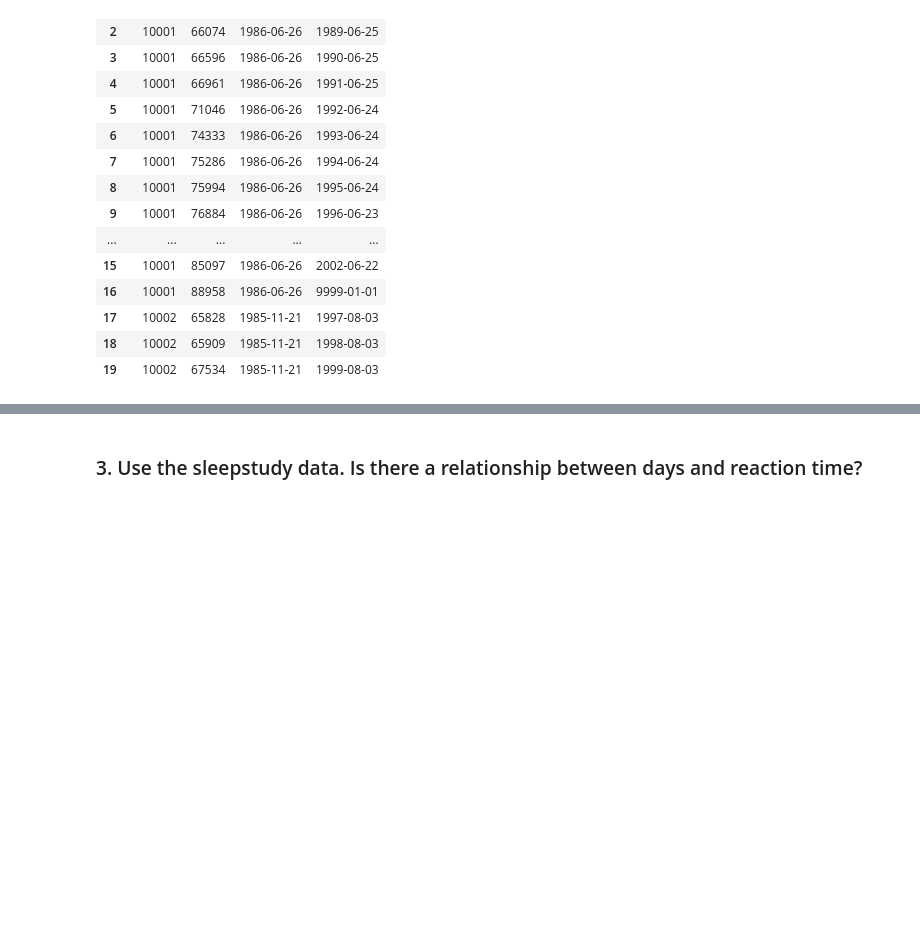
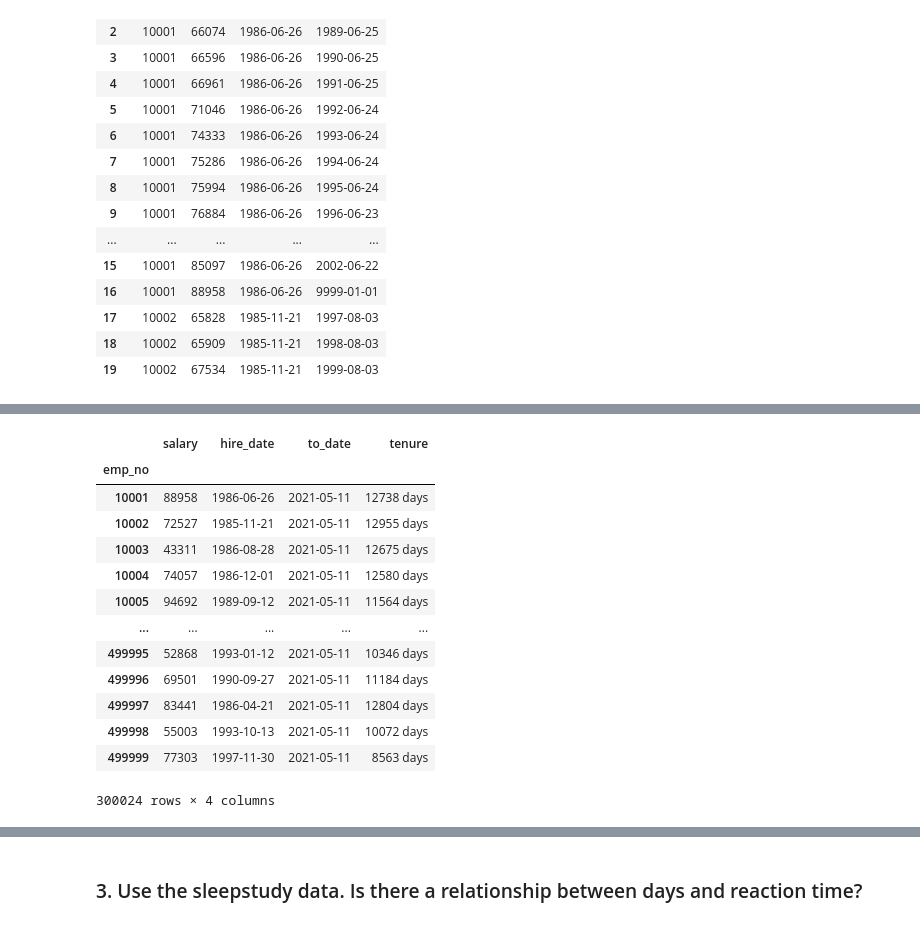
Before and after one commit to cindyvillanuevads/statistics-exercises, a Jupyter notebook: hypothesis_testing.ipynb, the cells around one changed output, grey strips where cells are left out. Cells and saved outputs as stored; diff of their text form; code cells hidden in the pictures; blank space fills up the shorter version.

```diff
--- a/hypothesis_testing.ipynb
+++ b/hypothesis_testing.ipynb
@@ -516,0 +698,18 @@ datetime.datetime.today()
+# %%
+# checking if we can get the current salary and the tenure per emp_no
+salaries_df.sort_values("to_date").groupby("emp_no").last()
+# %% [output]
+|  | salary | hire_date | to_date | tenure |
+| emp_no |  |  |  |  |
+| 10001 | 88958 | 1986-06-26 | 2021-05-11 | 12738 days |
+| 10002 | 72527 | 1985-11-21 | 2021-05-11 | 12955 days |
+| 10003 | 43311 | 1986-08-28 | 2021-05-11 | 12675 days |
+| 10004 | 74057 | 1986-12-01 | 2021-05-11 | 12580 days |
+| 10005 | 94692 | 1989-09-12 | 2021-05-11 | 11564 days |
+| ... | ... | ... | ... | ... |
+| 499995 | 52868 | 1993-01-12 | 2021-05-11 | 10346 days |
+| 499996 | 69501 | 1990-09-27 | 2021-05-11 | 11184 days |
+| 499997 | 83441 | 1986-04-21 | 2021-05-11 | 12804 days |
+| 499998 | 55003 | 1993-10-13 | 2021-05-11 | 10072 days |
+| 499999 | 77303 | 1997-11-30 | 2021-05-11 | 8563 days |
+300024 rows × 4 columns
```
Also changed, not shown: parts of 88 cells of this notebook.
